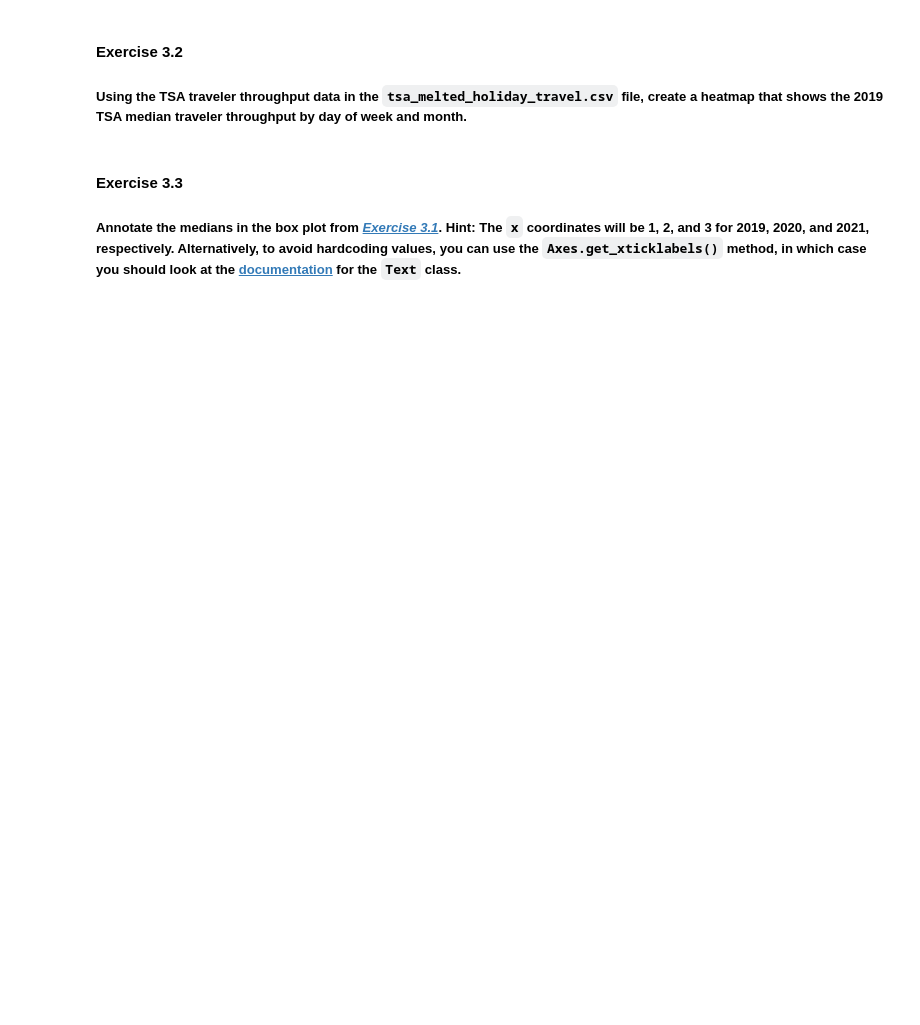
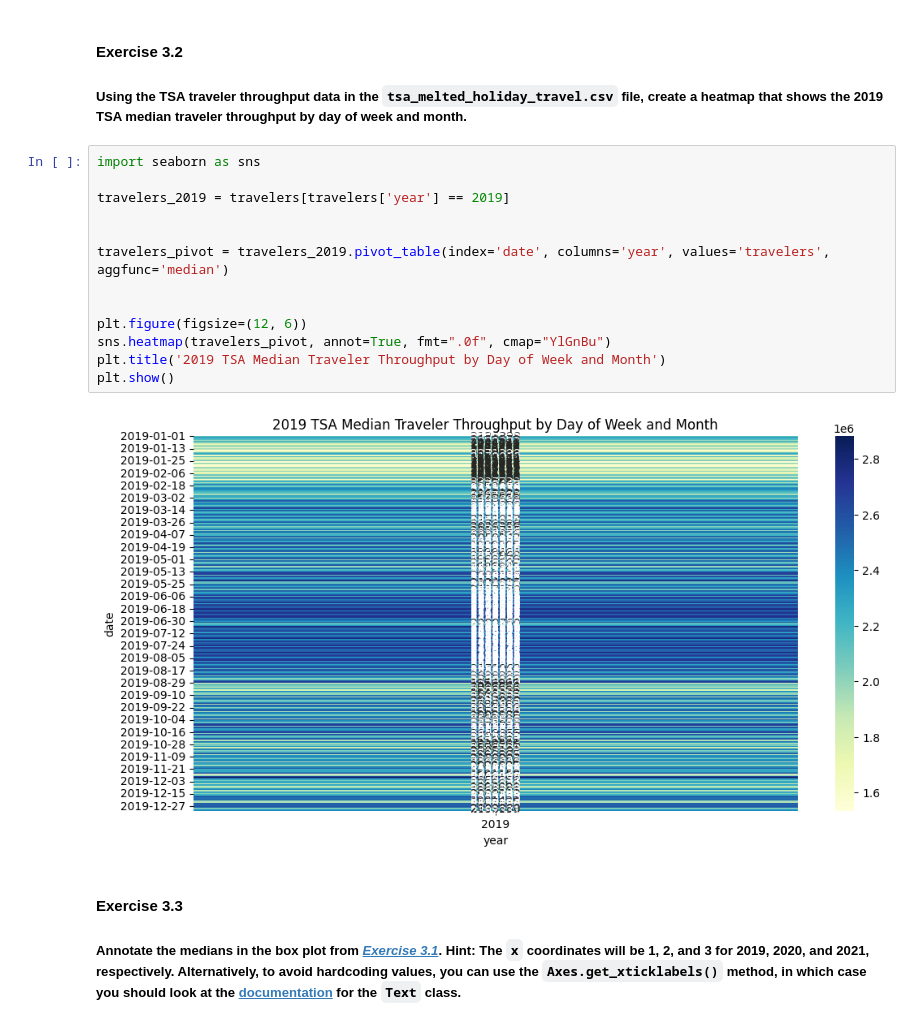
Before and after one commit to mycycler22/pandas-workshop, a Jupyter notebook: notebooks/workbook.ipynb, the cells around one changed output. Drawn from its saved outputs; the diff is of its cells as text; blank space fills up the shorter version.

```diff
--- a/notebooks/workbook.ipynb
+++ b/notebooks/workbook.ipynb
@@ -358,6 +383,21 @@ top_5_hours
 # %% [markdown]
 #### Exercise 3.2
 ##### Using the TSA traveler throughput data in the `tsa_melted_holiday_travel.csv` file, create a heatmap that shows the 2019 TSA median traveler throughput by day of week and month.
+# %%
+import seaborn as sns
+
+travelers_2019 = travelers[travelers['year'] == 2019]
+
+
+travelers_pivot = travelers_2019.pivot_table(index='date', columns='year', values='travelers', aggfunc='median')
+
+
+plt.figure(figsize=(12, 6))
+sns.heatmap(travelers_pivot, annot=True, fmt=".0f", cmap="YlGnBu")
+plt.title('2019 TSA Median Traveler Throughput by Day of Week and Month')
+plt.show()
+# %% [output]
+[figure, added]
 # %% [markdown]
 #### Exercise 3.3
 ##### Annotate the medians in the box plot from *[Exercise 3.1](#Exercise-3.1)*. Hint: The `x` coordinates will be 1, 2, and 3 for 2019, 2020, and 2021, respectively. Alternatively, to avoid hardcoding values, you can use the `Axes.get_xticklabels()` method, in which case you should look at the [documentation](https://matplotlib.org/stable/api/text_api.html) for the `Text` class.
```
Also changed, not shown: parts of 3 cells of this notebook.
